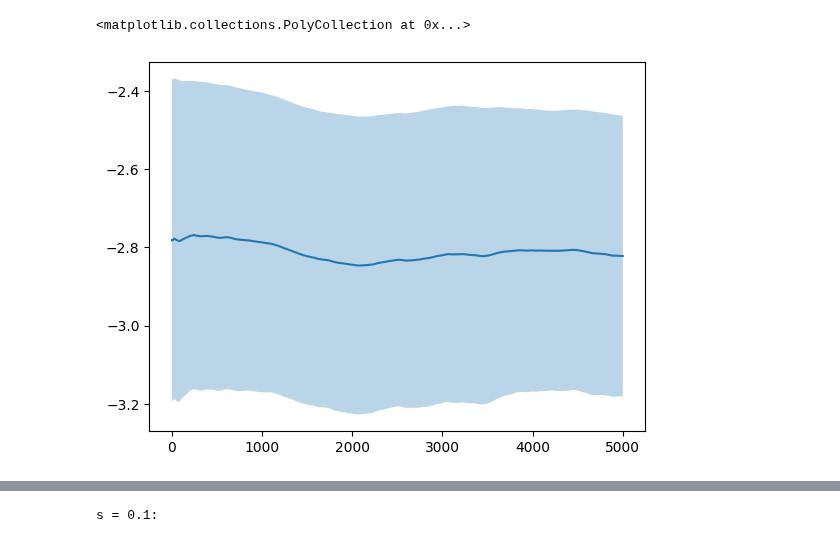
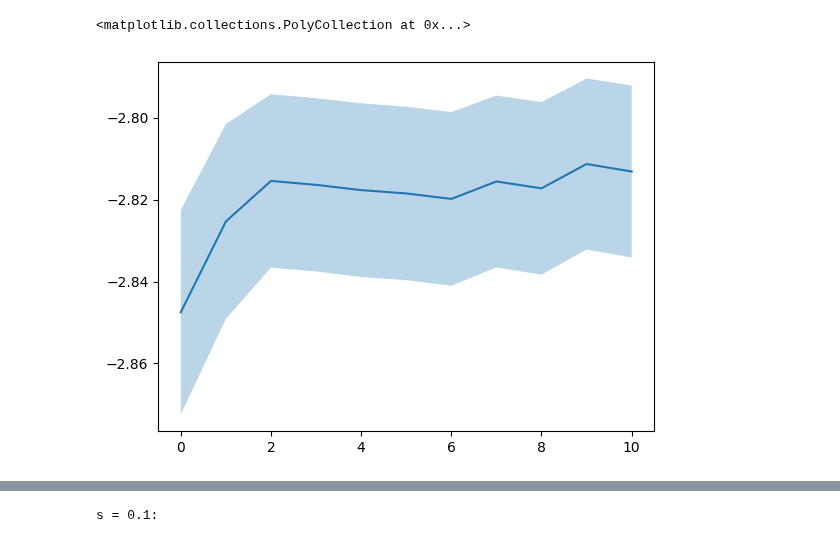
Before and after one commit to corinnawegner/Computational-physics, a Jupyter notebook: Project 5/Problem 1.ipynb, the cells around one changed output, grey strips where cells are left out. Cells and saved outputs as stored; diff of their text form; code cells hidden in the pictures.

```diff
--- a/Project 5/Problem 1.ipynb
+++ b/Project 5/Problem 1.ipynb
@@ -77,14 +86,0 @@ print((psi_T(R_trial, R_trial_2, alpha, kappa, beta)/psi_T(R[0], R[M], alpha, ka
-# %%
-s=1
-current_state = R
-trial_configuration = current_state.copy()
-
-for i in range(M):
-    trial_configuration[i] += np.random.uniform(low=-s/2, high=s/2, size=3)#*np.sqrt(delta_t)
-
-current_r_1 = current_state[:M]
-current_r_2 = current_state[M:]
-trial_r_1 = trial_configuration[:M]
-trial_r_2 = trial_configuration[M:]
-print((psi_T(trial_r_1, trial_r_2, alpha, kappa, beta)/psi_T(current_r_1, current_r_2, alpha, kappa, beta))**2)
-print(trial_r_2.shape)
@@ -95,10 +88,10 @@ print(trial_r_2.shape)
 def energy_local(vec_r_1, vec_r_2, alpha, beta, kappa):
     r_1 = np.linalg.norm(vec_r_1)
     r_2 = np.linalg.norm(vec_r_2)
-    vec_r12 = vec_r_2 - vec_r_1
+    vec_r12 = vec_r_1 - vec_r_2
     r_12 = np.linalg.norm(vec_r12)
     u = 1+alpha*r_12
-    scalar_product = np.dot((vec_r_1/r_1) - (vec_r_2/r_2), -vec_r12/r_12)
+    scalar_product = np.dot((vec_r_1/r_1) - (vec_r_2/r_2), vec_r12/r_12)
     E_L = (kappa-2)/r_1 + (kappa-2)/r_2 + (1-2*beta/u**2) +2*beta*alpha/u**3 - kappa**2 - (beta**2)/u**4 +(kappa*beta/u**2)*scalar_product
     return E_L
 
@@ -108,7 +101,7 @@ def energy_statistics(simulation, accumulate_last_n, alpha, beta, kappa, disable
     e_0 = [energy_local(simulation[0,i], simulation[0,i+M], alpha=alpha, beta=beta, kappa=kappa) for i in range(M)]
     e_avg_accumulated = [np.mean(e_0)]
     e_var_accumulated = [np.std(e_0)]
-    for time in tqdm(range(1, num_simulation_steps), disable=disable_tqdm): #Todo: Enable turning tqdm off
+    for time in tqdm(range(1, num_simulation_steps), disable=disable_tqdm):
         e_t = []
         for i in range(M):
             e_i = energy_local(simulation[time,i], simulation[time,i+M], alpha=alpha, beta=beta, kappa=kappa)
@@ -123,7 +116,7 @@ def energy_statistics(simulation, accumulate_last_n, alpha, beta, kappa, disable
             e_var_t = np.std(energies[:time])
         e_avg_accumulated.append(e_avg_t)
         e_var_accumulated.append(e_var_t)
-    return np.array(e_avg_accumulated), np.array(e_var_accumulated)
+    return np.array(e_avg_accumulated), np.sqrt(1/M)*np.array(e_var_accumulated)
 # %%
-sim = metropolis_algorithm(R, num_trials=5000, s=10, alpha=0.15, beta=0.5, kappa=2)
+sim, probs = metropolis_algorithm(R, num_trials=10000, s=1, alpha=0.15, beta=0.5, kappa=2)
 E_avg_s, E_std_s = energy_statistics(sim, 1000, alpha=0.15, beta=0.5, kappa=2)
@@ -130,6 +156,6 @@ E_avg_s, E_std_s = energy_statistics(sim, 1000, alpha=0.15, beta=0.5, kappa=2)
 # %%
-plt.plot(np.arange(sim.shape[0]), E_avg_s)
-plt.fill_between(np.arange(sim.shape[0]), E_avg_s-E_std_s, E_avg_s+E_std_s, alpha=0.3)
+plt.plot(np.arange(E_avg_s.shape[0]*10000), E_avg_s)
+plt.fill_between(np.arange(E_avg_s.shape[0]), E_avg_s-E_std_s, E_avg_s+E_std_s, alpha=0.3)
 # %% [output]
 <matplotlib.collections.PolyCollection at 0x...>
-[figure, old version]
+[figure, new version]
```
Also changed, not shown: parts of 29 cells of this notebook, 1 other file.
